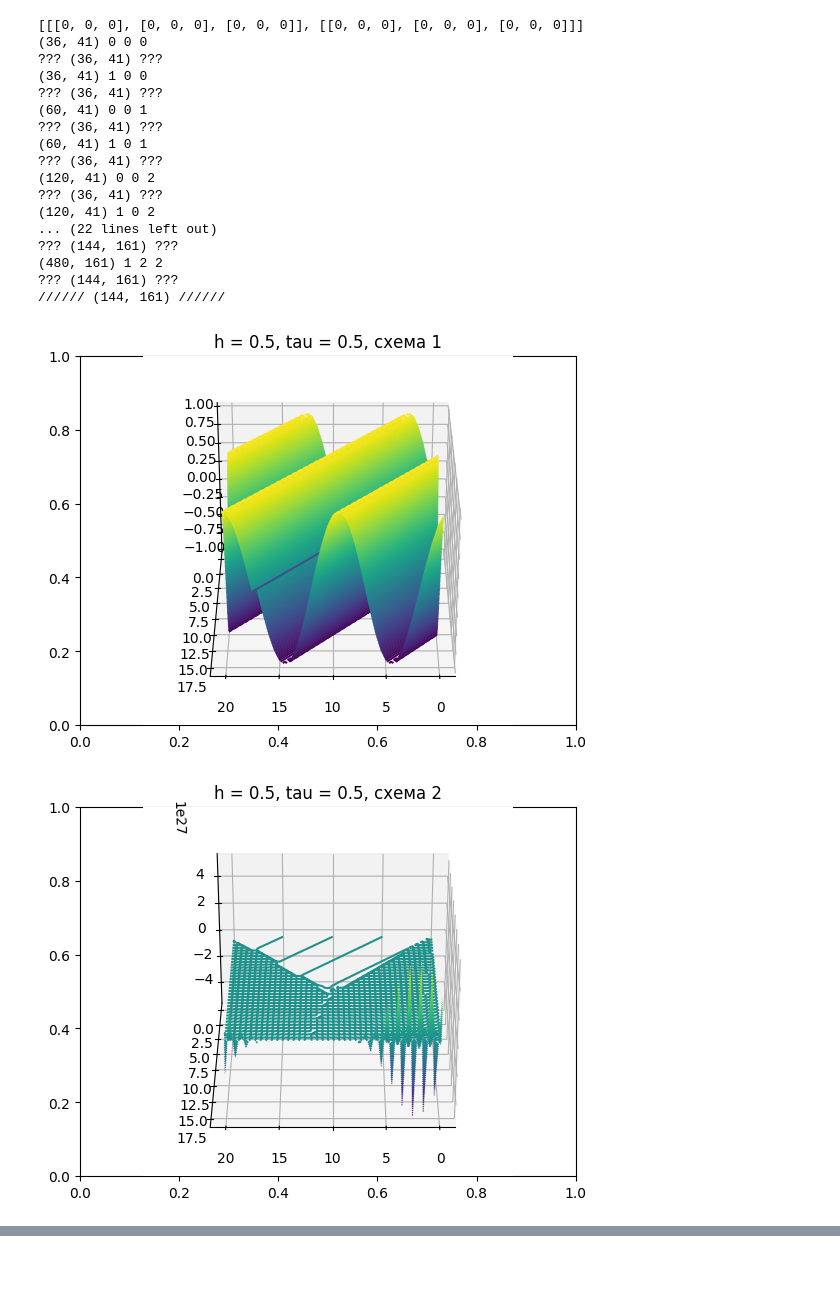
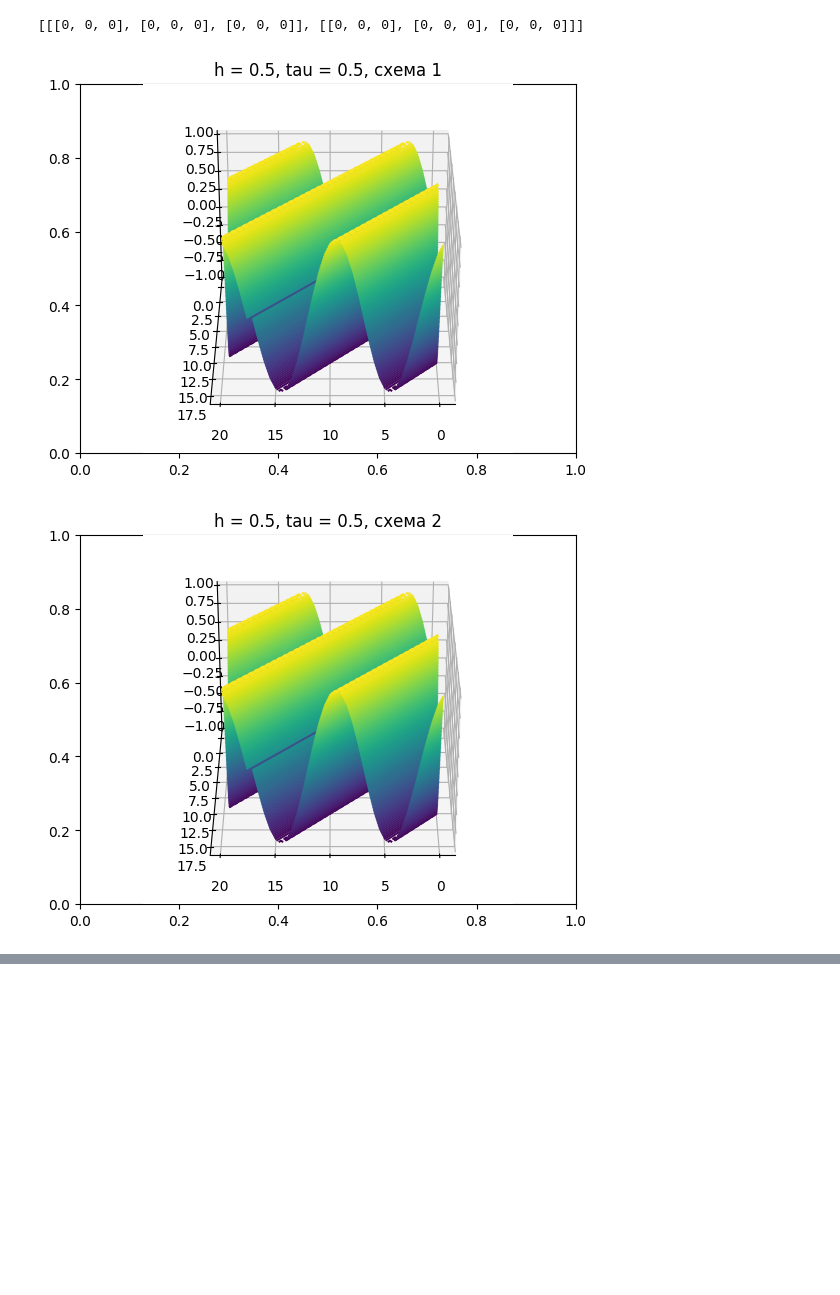
Before and after one commit to LyaminVS/computational_math, a Jupyter notebook: 14/10.2.ipynb, the cells around one changed output, grey strips where cells are left out. Cells and saved outputs as stored; diff of their text form; code cells hidden in the pictures; blank space fills up the shorter version.

```diff
--- a/14/10.2.ipynb
+++ b/14/10.2.ipynb
@@ -4,11 +2,13 @@ import sys
 import numpy as np
 import matplotlib.pyplot as plt
 # %%
+# задаем схемы
+
 def schema_1(y, sigma):
     return y - sigma * (y - np.roll(y, 1))
 
 def schema_2(y, sigma):
-    return y - (np.roll(y, -1) - np.roll(y, 1)) / 2 * sigma + sigma ** 2 * 2 * (np.roll(y, -1) - 2 * y + np.roll(y, 1))
+    return y - (np.roll(y, -1) - np.roll(y, 1)) / 2 * sigma + sigma ** 2 / 2 * (np.roll(y, -1) - 2 * y + np.roll(y, 1))
 
 schemas = (schema_1, schema_2)
 # %%
@@ -15,35 +16,30 @@ schemas = (schema_1, schema_2)
 def condition(x):
     return np.sin(4 * np.pi * x / 20)
 # %%
+# функция для рисования графиков
 def draw_3D_plot(h, sigma, T, u, schema):
     tau = h * sigma
     fig = plt.figure()
-    plt.title(f"h = {h}, tau = {tau}, схема {schema}")
+    plt.title(f"h = {h}, tau = {tau}, {schema}")
     ax = plt.axes(projection='3d')
-    ax.contour3D(np.array([i * h for i in range(int(L / h) + 1)]), np.array([i * tau for i in range(int(T / tau))]), u, 100, )
+    ax.contour3D(np.array([i * h for i in range(int(L / h))]), np.array([i * tau for i in range(int(T / tau))]), u, 100, )
     ax.view_init(30, 90)
 # %%
 T = 18
 h = 0.5
-# sigma = 1
-# tau = h * sigma
 L = 20
+
+# схема
 
 def method(h, sigma, T, schema):
     x = np.linspace(0, L, int(L / h) + 1)
     tau = h * sigma
     u_0 = condition(x)
-#     print(u_0.shape)
     u = np.array([u_0] * int(T / tau))
 
     for i in range(1, int(T / tau)):
         u[i] = schema(u[i - 1], sigma)
-
-#         if i == 30:
-
-#             print(u[i])
-#             plt.plot(u[i])
-
+    u = u[:, :-1]
 
     return u
 
@@ -52,36 +48,17 @@ def get_plot(h, sigma, T, schema, schem_title):
     draw_3D_plot(h, sigma, T, sol, schem_title)
     return sol
 # %%
-solutions = [[[0] * 3] * 3] * 2
+solutions = [[[0 for i in range(3)] for j in range(3)] for k in range(2)]
+
 print(solutions)
 
-
+# получаем решения и строим графики
 for j, h_i in enumerate((h, h / 2, h / 4)):
     for k, sigma_i in enumerate((1, 0.6, 0.3)):
         for i, schema in enumerate(schemas):
-
-            arr = get_plot(h_i, sigma_i, T, schema, str(i + 1))
-            print(arr.shape, i, j, k)
-            solutions[i][j][k] = arr
-            print("???", solutions[0][1][0].shape, "???")
-print("//////", solutions[0][0][0].shape, "//////")
+            arr = get_plot(h_i, sigma_i, T, schema, f"схема {str(i + 1)}")
+            solutions[i][j][k] = np.array(arr)
 # %% [output]
 [[[0, 0, 0], [0, 0, 0], [0, 0, 0]], [[0, 0, 0], [0, 0, 0], [0, 0, 0]]]
-(36, 41) 0 0 0
-??? (36, 41) ???
-(36, 41) 1 0 0
-??? (36, 41) ???
-(60, 41) 0 0 1
-??? (36, 41) ???
-(60, 41) 1 0 1
-??? (36, 41) ???
-(120, 41) 0 0 2
-??? (36, 41) ???
-(120, 41) 1 0 2
-... (22 lines left out)
-??? (144, 161) ???
-(480, 161) 1 2 2
-??? (144, 161) ???
-////// (144, 161) //////
-[figure, old version]
+[figure, new version]
-[figure, old version]
+[figure, new version]
```
Also changed, not shown: parts of 6 cells of this notebook.
